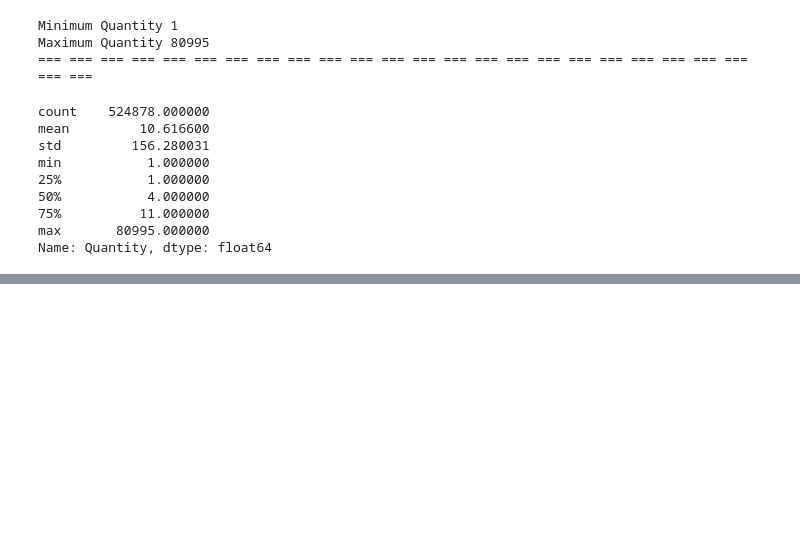
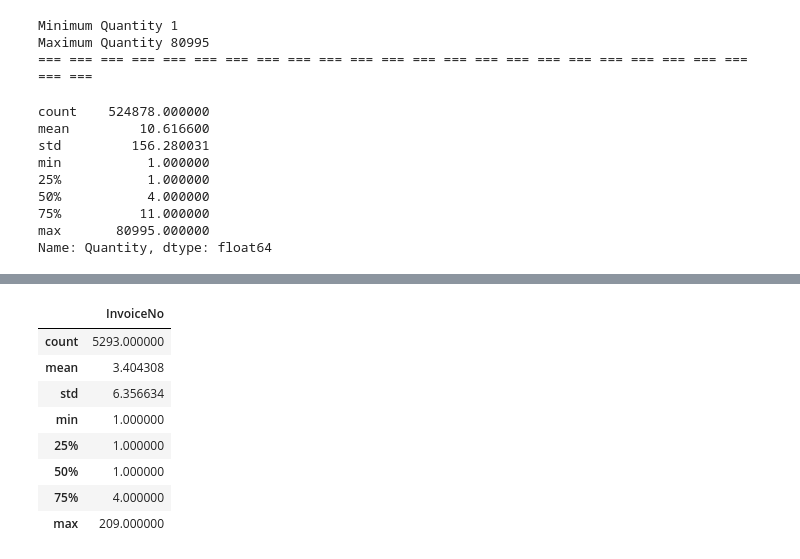
Before and after one commit to anupstar100/UML-Capston_Project-Customer_Segmentation, a Jupyter notebook: UML_Capston_Project_Online_Retail_Customer_Segmentation.ipynb, the cells around one changed output, grey strips where cells are left out. Cells and saved outputs as stored; diff of their text form; code cells hidden in the pictures; blank space fills up the shorter version.

```diff
--- a/UML_Capston_Project_Online_Retail_Customer_Segmentation.ipynb
+++ b/UML_Capston_Project_Online_Retail_Customer_Segmentation.ipynb
@@ -364,0 +431,14 @@ Name: Quantity, dtype: float64
+# %%
+# FIND THE UNIQUE NUMBER OF InvoiceNo PER CUSTOMER FOR ANALYZING UK
+groupby_customers = pd.DataFrame(uk_df.groupby('NewID')['InvoiceNo'].nunique())
+groupby_customers.describe()
+# %% [output]
+|  | InvoiceNo |
+| count | 5293.000000 |
+| mean | 3.404308 |
+| std | 6.356634 |
+| min | 1.000000 |
+| 25% | 1.000000 |
+| 50% | 1.000000 |
+| 75% | 4.000000 |
+| max | 209.000000 |
```
Also changed, not shown: parts of 16 cells of this notebook.
